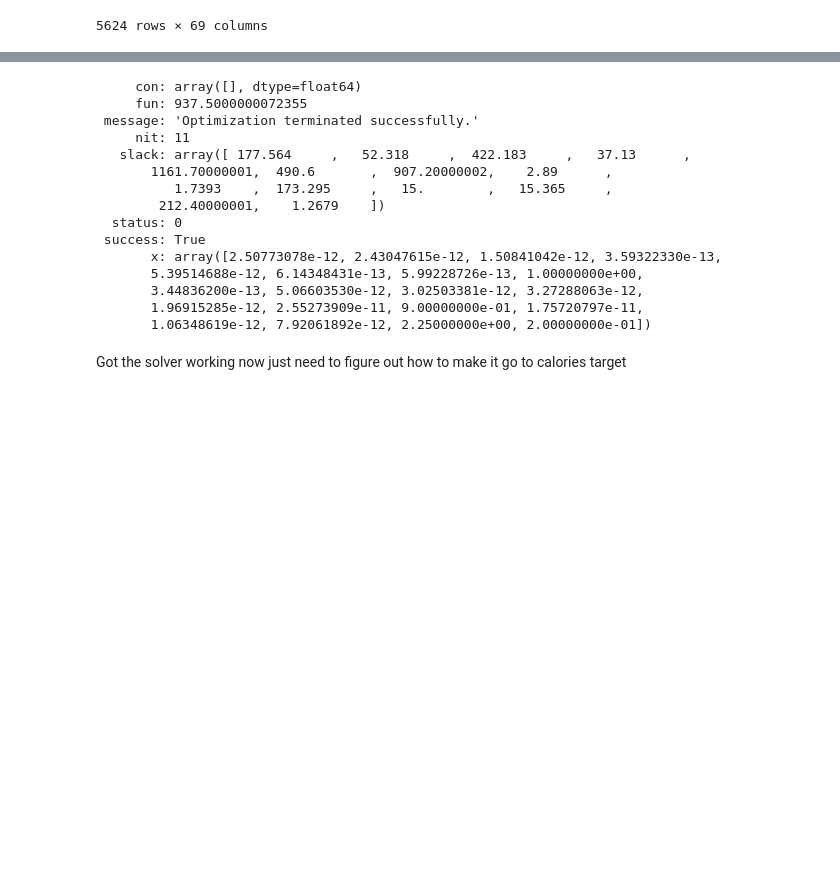
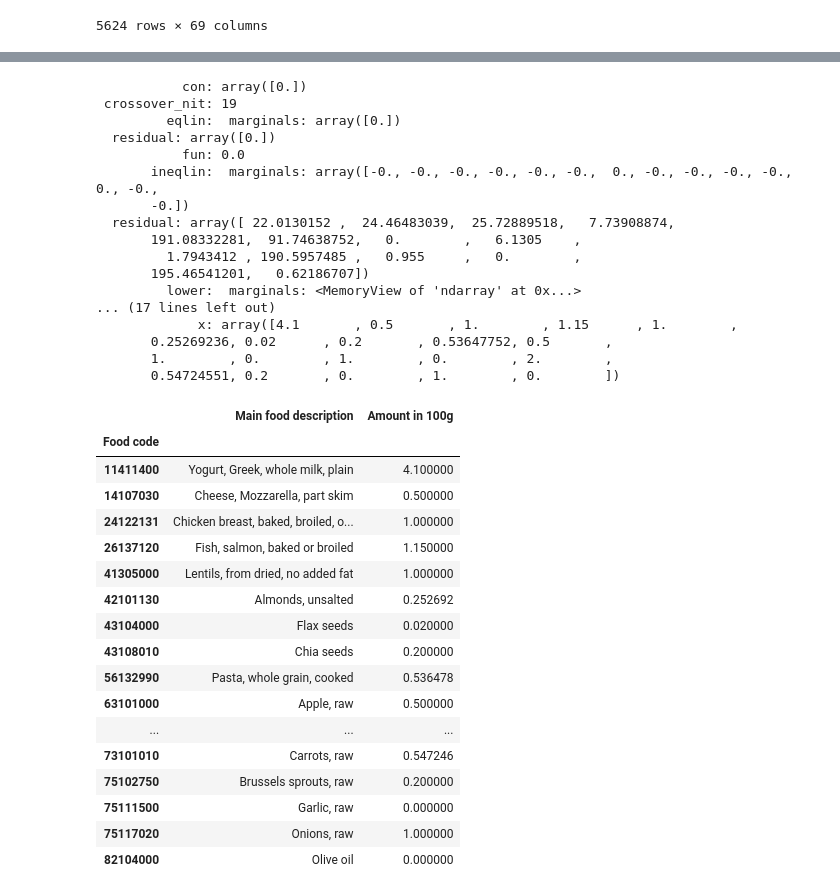
Before and after one commit to Chris-Crimi/Dietary-Optimization-via-Gradient-Descent, a Jupyter notebook: v_simplex.ipynb, the cells around one changed output, grey strips where cells are left out. Cells and saved outputs as stored; diff of their text form; code cells hidden in the pictures; blank space fills up the shorter version.

```diff
--- a/v_simplex.ipynb
+++ b/v_simplex.ipynb
@@ -35,5 +60,5 @@ foods = foods.set_index("Food code")
 # %%
-food_bounds = pd.read_excel(r"C:\Users\Chris\Desktop\Diet Data\Diet Optimization - Copy (2).xlsx", sheet_name="Python Test 2",
+#removed cost
+target_values = pd.read_excel(r"C:\Users\Chris\Desktop\Diet Data\Marisa Info.xlsx", sheet_name="Target Values",
                               header = 0 #set column headers
-                              )
-food_bounds = food_bounds.set_index("Food Code")
+                              )["Amounts"].to_list()
@@ -67,31 +85,58 @@ target_values = [2035, 153, 50, 200, 30, 1000, 400, 900, 2.4, 1.3, 90, 15, 15, 1
 # %%
 from scipy.optimize import linprog
 
-optimization_params = ['Protein (g)','Total Fat (g)','Carbohydrate (g)','Fiber, total dietary (g)','Calcium (mg)','Folate, total (mcg)','Vitamin A, RAE (mcg_RAE)','Vitamin B-12 (mcg)','Vitamin B-6 (mg)','Vitamin C (mg)','Vitamin D (D2 + D3) (mcg)','Vitamin E (alpha-tocopherol) (mg)','Vitamin K (phylloquinone) (mcg)','Copper (mg)']
+greater_than = ['Protein (g)','Total Fat (g)','Carbohydrate (g)','Fiber, total dietary (g)','Calcium (mg)','Folate, total (mcg)','Vitamin A, RAE (mcg_RAE)','Vitamin B-12 (mcg)','Vitamin B-6 (mg)','Vitamin C (mg)','Vitamin D (D2 + D3) (mcg)','Vitamin E (alpha-tocopherol) (mg)','Vitamin K (phylloquinone) (mcg)','Copper (mg)']
+equal_to = ["Energy (kcal)"]
+
 #need to figure out how to convert this to maximization subject to some slack variable
-c = food_data["Energy (kcal)"].to_numpy()
-A_ub = -1 *food_data[optimization_params].to_numpy().T
-b_ub = np.array(target_values[1:15])
-bounds = [(req, limit) for req, limit in zip(food_req[0,:],food_limits[0,:])]
+c = np.zeros_like(food_data["Energy (kcal)"].to_numpy())
+A_ub = -food_data[greater_than].to_numpy().T
+b_ub = -np.array(target_values[1:15])
+A_eq = food_data[equal_to].to_numpy().T
+b_eq = target_values[0]
+bounds = [(req, limit) for req, limit in zip(food_data['Food Req'].to_numpy(),food_data['Food Limits'].to_numpy())]
 
-results = linprog(c, A_ub=A_ub, b_ub=b_ub, bounds=bounds)
+results = linprog(c, A_ub=A_ub, b_ub=b_ub, A_eq=A_eq, b_eq=b_eq, bounds=bounds, method="highs-ipm")
 
 results
 # %% [output]
-     con: array([], dtype=float64)
-     fun: 937.5000000072355
- message: 'Optimization terminated successfully.'
-     nit: 11
-   slack: array([ 177.564     ,   52.318     ,  422.183     ,   37.13      ,
-       1161.70000001,  490.6       ,  907.20000002,    2.89      ,
-          1.7393    ,  173.295     ,   15.        ,   15.365     ,
-        212.40000001,    1.2679    ])
-  status: 0
- success: True
-       x: array([2.50773078e-12, 2.43047615e-12, 1.50841042e-12, 3.59322330e-13,
-       5.39514688e-12, 6.14348431e-13, 5.99228726e-13, 1.00000000e+00,
-       3.44836200e-13, 5.06603530e-12, 3.02503381e-12, 3.27288063e-12,
-       1.96915285e-12, 2.55273909e-11, 9.00000000e-01, 1.75720797e-11,
-       1.06348619e-12, 7.92061892e-12, 2.25000000e+00, 2.00000000e-01])
+           con: array([0.])
+ crossover_nit: 19
+         eqlin:  marginals: array([0.])
+  residual: array([0.])
+           fun: 0.0
+       ineqlin:  marginals: array([-0., -0., -0., -0., -0., -0.,  0., -0., -0., -0., -0.,  0., -0.,
+       -0.])
+  residual: array([ 22.0130152 ,  24.46483039,  25.72889518,   7.73908874,
+       191.08332281,  91.74638752,   0.        ,   6.1305    ,
+         1.7943412 , 190.5957485 ,   0.955     ,   0.        ,
+       195.46541201,   0.62186707])
+         lower:  marginals: <MemoryView of 'ndarray' at 0x...>
+... (17 lines left out)
+             x: array([4.1       , 0.5       , 1.        , 1.15      , 1.        ,
+       0.25269236, 0.02      , 0.2       , 0.53647752, 0.5       ,
+       1.        , 0.        , 1.        , 0.        , 2.        ,
+       0.54724551, 0.2       , 0.        , 1.        , 0.        ])
-# %% [markdown]
-Got the solver working now just need to figure out how to make it go to calories target
+# %%
+results_frame = food_data[["Main food description"]].copy()
+results_frame["Amount in 100g"] = results.x
+results_frame
+# %% [output]
+|  | Main food description | Amount in 100g |
+| Food code |  |  |
+| 11411400 | Yogurt, Greek, whole milk, plain | 4.100000 |
+| 14107030 | Cheese, Mozzarella, part skim | 0.500000 |
+| 24122131 | Chicken breast, baked, broiled, o... | 1.000000 |
+| 26137120 | Fish, salmon, baked or broiled | 1.150000 |
+| 41305000 | Lentils, from dried, no added fat | 1.000000 |
+| 42101130 | Almonds, unsalted | 0.252692 |
+| 43104000 | Flax seeds | 0.020000 |
+| 43108010 | Chia seeds | 0.200000 |
+| 56132990 | Pasta, whole grain, cooked | 0.536478 |
+| 63101000 | Apple, raw | 0.500000 |
+| ... | ... | ... |
+| 73101010 | Carrots, raw | 0.547246 |
+| 75102750 | Brussels sprouts, raw | 0.200000 |
+| 75111500 | Garlic, raw | 0.000000 |
+| 75117020 | Onions, raw | 1.000000 |
+| 82104000 | Olive oil | 0.000000 |
```
Also changed, not shown: parts of 11 cells of this notebook, 1 other file.
